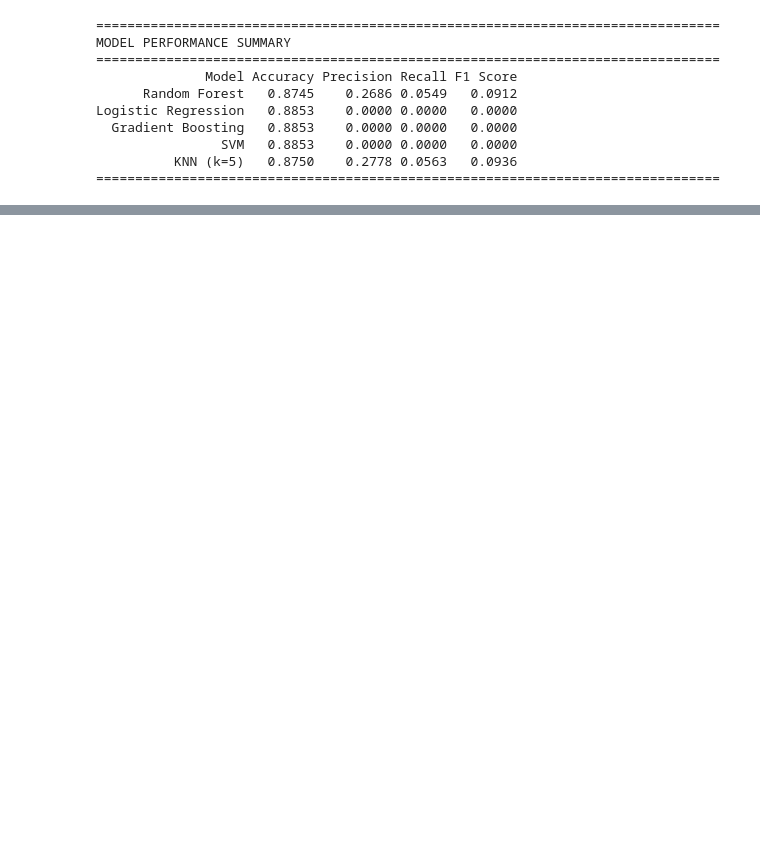
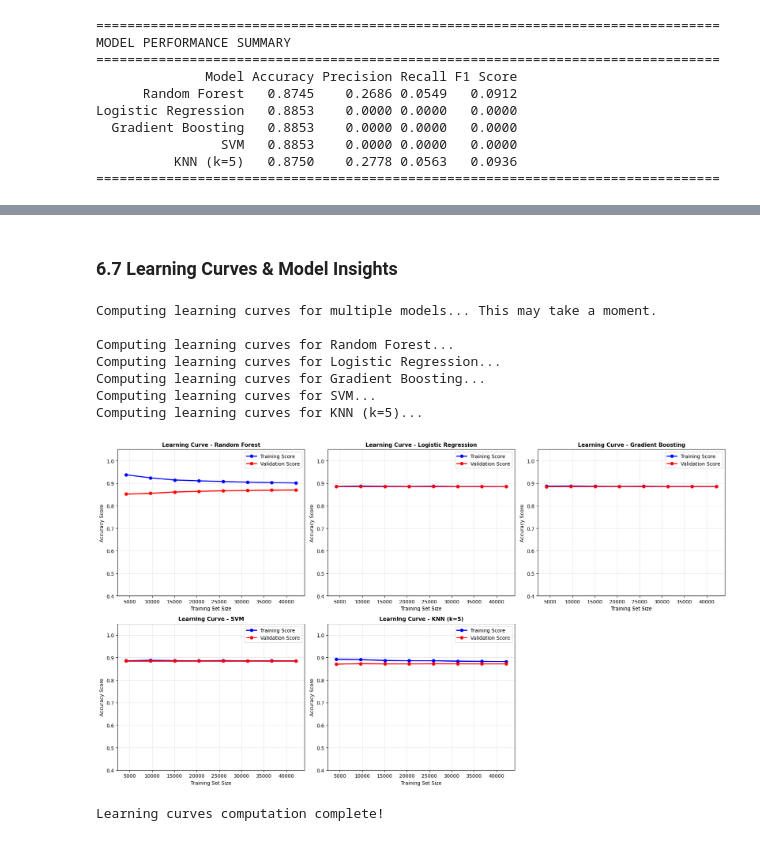
Before and after one commit to Felo-kip/Terrystops, a Jupyter notebook: index.ipynb, the cells around one changed output, grey strips where cells are left out. Drawn from its saved outputs; the diff is of its cells as text; code cells hidden in the pictures; blank space fills up the shorter version.

```diff
--- a/index.ipynb
+++ b/index.ipynb
@@ -793,0 +836,69 @@ Computing learning curves... This may take a moment.
+# %% [markdown]
+### 6.7 Learning Curves & Model Insights
+# %%
+# LEARNING CURVES FOR MULTIPLE MODELS
+from sklearn.model_selection import learning_curve
+
+print("Computing learning curves for multiple models... This may take a moment.\n")
+
+fig, axes = plt.subplots(2, 3, figsize=(18, 10))
+
+models_to_analyze = [
+    ('Random Forest', RandomForestClassifier(n_estimators=50, random_state=42)),
+    ('Logistic Regression', LogisticRegression(max_iter=1000, random_state=42)),
+    ('Gradient Boosting', GradientBoostingClassifier(n_estimators=50, random_state=42)),
+    ('SVM', SVC(kernel='rbf', probability=True, random_state=42)),
+    ('KNN (k=5)', KNeighborsClassifier(n_neighbors=5)),
+]
+
+for idx, (model_name, model) in enumerate(models_to_analyze):
+    row = idx // 3
+    col = idx % 3
+    ax = axes[row, col]
+
+    print(f"Computing learning curves for {model_name}...")
+
+    train_sizes, train_scores, val_scores = learning_curve(
+        model,
+        X_train, y_train,
+        cv=5,
+        train_sizes=np.linspace(0.1, 1.0, 8),
+        n_jobs=-1,
+        scoring='accuracy'
+    )
+
+    train_mean = np.mean(train_scores, axis=1)
+    train_std = np.std(train_scores, axis=1)
+    val_mean = np.mean(val_scores, axis=1)
+    val_std = np.std(val_scores, axis=1)
+
+    ax.plot(train_sizes, train_mean, 'o-', color='blue', label='Training Score', linewidth=2, markersize=6)
+    ax.fill_between(train_sizes, train_mean - train_std, train_mean + train_std, alpha=0.2, color='blue')
+
+    ax.plot(train_sizes, val_mean, 'o-', color='red', label='Validation Score', linewidth=2, markersize=6)
+    ax.fill_between(train_sizes, val_mean - val_std, val_mean + val_std, alpha=0.2, color='red')
+
+    ax.set_xlabel('Training Set Size')
+    ax.set_ylabel('Accuracy Score')
+    ax.set_title(f'Learning Curve - {model_name}', fontweight='bold', fontsize=11)
+    ax.legend(loc='best')
+    ax.grid(alpha=0.3)
+    ax.set_ylim([0.4, 1.05])
+
+# REMOVE THE EMPTY SUBPLOT
+axes[1, 2].axis('off')
+
+plt.tight_layout()
+plt.show()
+
+print("Learning curves computation complete!")
+# %% [output]
+Computing learning curves for multiple models... This may take a moment.
+
+Computing learning curves for Random Forest...
+Computing learning curves for Logistic Regression...
+Computing learning curves for Gradient Boosting...
+Computing learning curves for SVM...
+Computing learning curves for KNN (k=5)...
+[figure, added]
+Learning curves computation complete!
```
Also changed, not shown: parts of 54 cells of this notebook.
